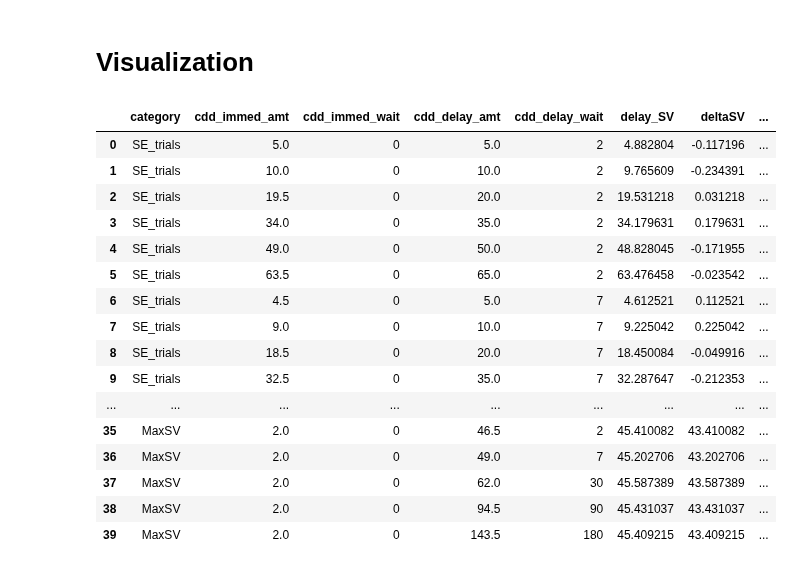
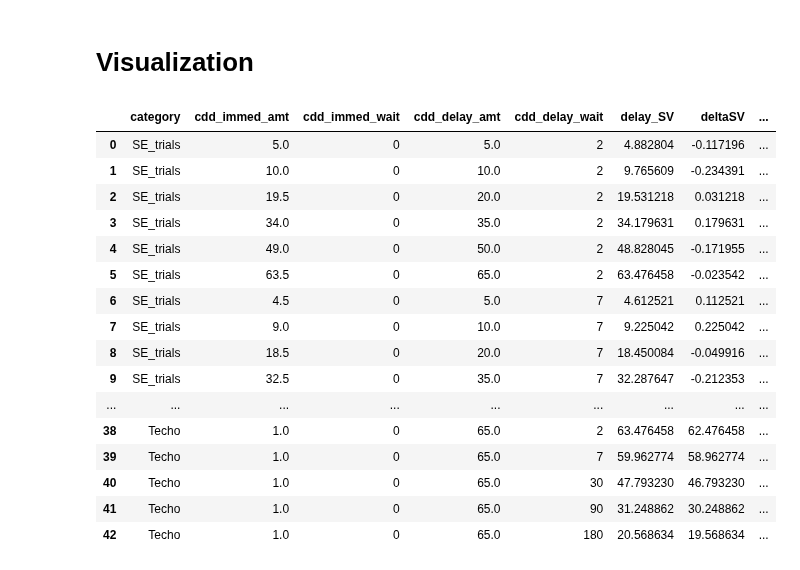
Before and after one commit to CDN-Lab/Adaptive_Choicesets, a Jupyter notebook: symm_CDD_.ipynb, the cells around one changed output. Cells and saved outputs as stored; diff of their text form; code cells hidden in the pictures.

```diff
--- a/symm_CDD_.ipynb
+++ b/symm_CDD_.ipynb
@@ -86,7 +86,7 @@ amt_immed_options = random_numbers + [2]
 amt_del_options= [5.0,10.0, 20.0, 35.0, 50.0, 65.0]
 time_options = [2,7,30,90,180]
 
-SV_max= 65.0
+V_max= 65.0
 print('amt_immed_options',sorted(amt_immed_options))
 print('amt_del_options',sorted(amt_del_options))
 print('time_options',sorted(time_options))
@@ -203,16 +203,18 @@ Knowing the biggest negative delta, we can calculate the positive
 max_sv_diff = min(min_SV_trials['deltaSV'])
 max_sv_diff
 
-def get_max_SV_delta(max_sv_diff,amt_immed_options, time_options):
+def get_max_SV_delta(max_sv_diff,amt_immed_options, time_options, Vmax= V_max):
 
     max_sv_trials = {'category':[],'cdd_delay_wait':[],'cdd_immed_amt':[],'cdd_delay_amt':[]}
     Vimm = min(amt_immed_options)
     delta_max = -max_sv_diff
     for D in time_options:
-        max_sv_trials['category'].append('MaxSV')
-        max_sv_trials['cdd_delay_amt'].append(round_to_closest_half((delta_max+Vimm)*(1 + kappa_value*D)))
-        max_sv_trials['cdd_immed_amt'].append(Vimm)
-        max_sv_trials['cdd_delay_wait'].append(D)
+        Vdel = (delta_max+Vimm)*(1 + kappa_value*D)
+        if Vdel <=Vmax:
+            max_sv_trials['cdd_delay_amt'].append(round_to_closest_half((Vdel)))
+            max_sv_trials['cdd_immed_amt'].append(Vimm)
+            max_sv_trials['cdd_delay_wait'].append(D)
+    max_sv_trials['category'] = ['MaxSV']* len(max_sv_trials['cdd_delay_amt'])
     return max_sv_trials
 
 
@@ -220,4 +222,25 @@ Max_SV_trials = get_max_SV_delta(max_sv_diff,amt_immed_options, time_options)
 Max_SV_trials = add_SV(Max_SV_trials, kappa_value)
 Max_SV_trials = order_keys(Max_SV_trials)
 Max_SV_trials
+
+def get_Max_SVdelta():
+    """
+    This function creates the trials with the Maximum Positive delta.
+    By assigning the largest amount we can pay to the delayed options and the least we can pay to the immediate options
+    """
+    Max_SVdelta = {'category':[],'cdd_delay_wait':[],'cdd_immed_amt':[],'cdd_delay_amt':[]}
+    cdd_delay_wait = time_options
+    Max_SVdelta = {}
+    Max_SVdelta['category'] = ['Techo']*5
+    Max_SVdelta['cdd_delay_amt'] = [65.0]*5
+    Max_SVdelta['cdd_immed_amt'] = [1.0]*5
+    # Set cdd_delay_wait
+    Max_SVdelta['cdd_delay_wait'] = cdd_delay_wait
+    return Max_SVdelta
+
+
+TotalMAX = get_Max_SVdelta()
+TotalMAX = add_SV(TotalMAX, kappa_value)
+TotalMAX = order_keys(TotalMAX)
+print(TotalMAX)
 # %% [output]
@@ -239,7 +249,7 @@ Max_SV_trials
 # Visualization
 # %%
 import pandas as pd
-def dict_merge(dict1,dict2,dict3):
+def dict_merge(dict1,dict2,dict3,dict4):
      '''
      Merge dictionaries while keeping values in lists
      '''
@@ -250,41 +260,41 @@ def dict_merge(dict1,dict2,dict3):
         merged_dict[key] = merged_dict[key] + value
      for key, value in dict3.items():
         merged_dict[key] = merged_dict[key] + value
-     #for key, value in dict4.items():
-       # merged_dict[key] = merged_dict[key] + value
+     for key, value in dict4.items():
+        merged_dict[key] = merged_dict[key] + value
      #for key, value in dict5.items():
       #  merged_dict[key] = merged_dict[key] + value
 
      return merged_dict
-trials = dict_merge(SE_trials, min_SV_trials, Max_SV_trials)
+trials = dict_merge(SE_trials, min_SV_trials, Max_SV_trials, TotalMAX)
 trials['cdd_immed_wait'] = [0]*len(trials['category'])
 import pandas as pd
 pd.options.display.max_rows = 999
 # Convert the dictionary to a DataFrame and set 'category' as index
 df_trials = pd.DataFrame(trials)
 col_order =['category', 'cdd_immed_amt', 'cdd_immed_wait', 'cdd_delay_amt', 'cdd_delay_wait', 'delay_SV', 'deltaSV']
 df_trials = df_trials[col_order]
 df_trials['catch_trials'] = df_trials['cdd_immed_amt'] > df_trials['cdd_delay_amt']
 #df_trials = df_trials.sort_values(by = ['deltaSV'])
 df_trials
 # %% [output]
 |  | category | cdd_immed_amt | cdd_immed_wait | cdd_delay_amt | cdd_delay_wait | delay_SV | deltaSV | ... |
 | 0 | SE_trials | 5.0 | 0 | 5.0 | 2 | 4.882804 | -0.117196 | ... |
 | 1 | SE_trials | 10.0 | 0 | 10.0 | 2 | 9.765609 | -0.234391 | ... |
 | 2 | SE_trials | 19.5 | 0 | 20.0 | 2 | 19.531218 | 0.031218 | ... |
 | 3 | SE_trials | 34.0 | 0 | 35.0 | 2 | 34.179631 | 0.179631 | ... |
 | 4 | SE_trials | 49.0 | 0 | 50.0 | 2 | 48.828045 | -0.171955 | ... |
 | 5 | SE_trials | 63.5 | 0 | 65.0 | 2 | 63.476458 | -0.023542 | ... |
 | 6 | SE_trials | 4.5 | 0 | 5.0 | 7 | 4.612521 | 0.112521 | ... |
 | 7 | SE_trials | 9.0 | 0 | 10.0 | 7 | 9.225042 | 0.225042 | ... |
 | 8 | SE_trials | 18.5 | 0 | 20.0 | 7 | 18.450084 | -0.049916 | ... |
 | 9 | SE_trials | 32.5 | 0 | 35.0 | 7 | 32.287647 | -0.212353 | ... |
 | ... | ... | ... | ... | ... | ... | ... | ... | ... |
-| 35 | MaxSV | 2.0 | 0 | 46.5 | 2 | 45.410082 | 43.410082 | ... |
-| 36 | MaxSV | 2.0 | 0 | 49.0 | 7 | 45.202706 | 43.202706 | ... |
-| 37 | MaxSV | 2.0 | 0 | 62.0 | 30 | 45.587389 | 43.587389 | ... |
-| 38 | MaxSV | 2.0 | 0 | 94.5 | 90 | 45.431037 | 43.431037 | ... |
-| 39 | MaxSV | 2.0 | 0 | 143.5 | 180 | 45.409215 | 43.409215 | ... |
+| 38 | Techo | 1.0 | 0 | 65.0 | 2 | 63.476458 | 62.476458 | ... |
+| 39 | Techo | 1.0 | 0 | 65.0 | 7 | 59.962774 | 58.962774 | ... |
+| 40 | Techo | 1.0 | 0 | 65.0 | 30 | 47.793230 | 46.793230 | ... |
+| 41 | Techo | 1.0 | 0 | 65.0 | 90 | 31.248862 | 30.248862 | ... |
+| 42 | Techo | 1.0 | 0 | 65.0 | 180 | 20.568634 | 19.568634 | ... |
 # %%
 import matplotlib.pyplot as plt
 
```
Also changed, not shown: parts of 4 cells of this notebook.
